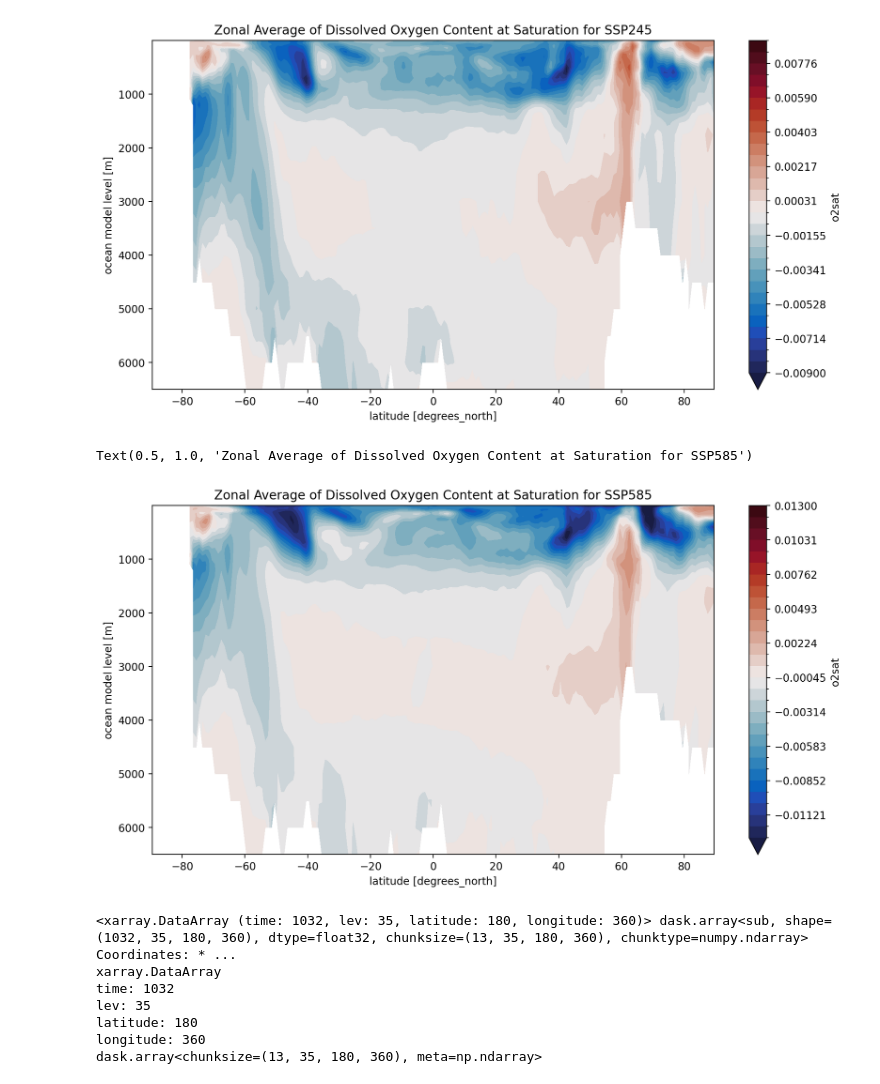
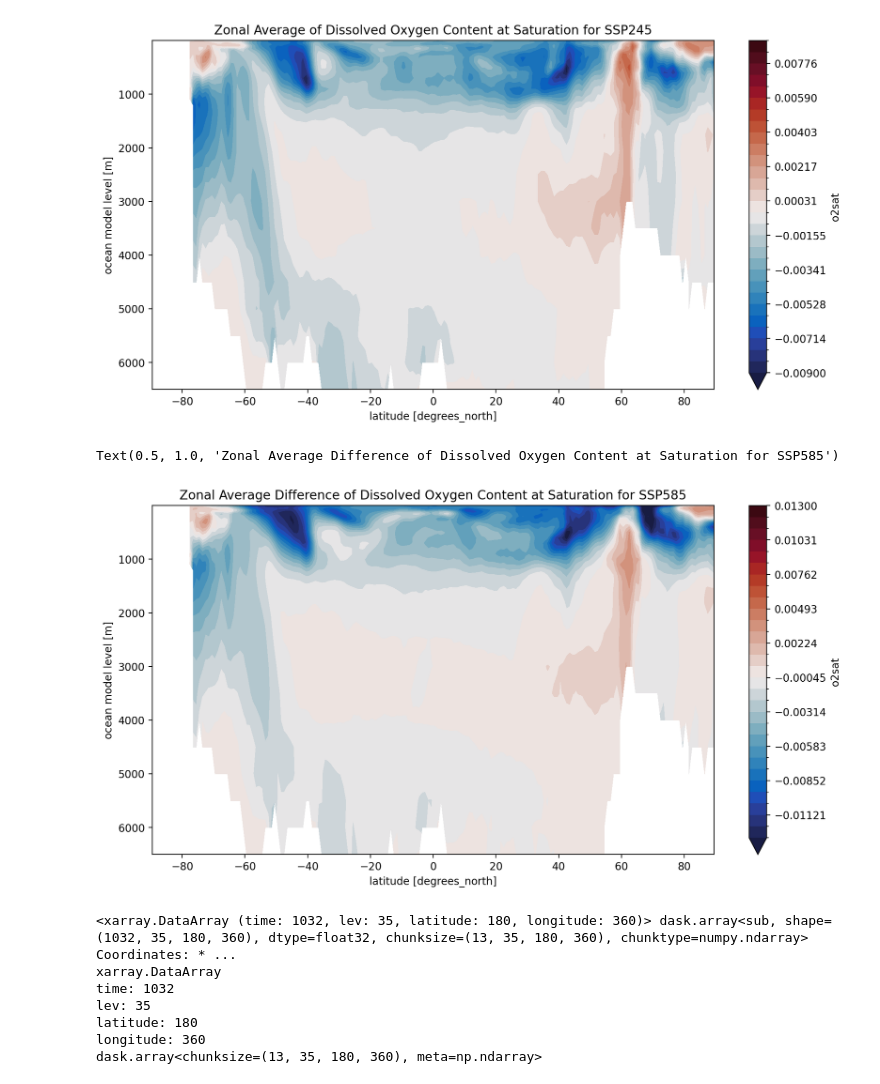
Before and after one commit to EES-3506-5506/Group4_Coomans, a Jupyter notebook: notebooks/File_practice.ipynb, the cells around one changed output. Cells and saved outputs as stored; diff of their text form; code cells hidden in the pictures.

```diff
--- a/notebooks/File_practice.ipynb
+++ b/notebooks/File_practice.ipynb
@@ -268,10 +271,10 @@ Text(0.5, 1.0, 'Zonal Average of Dissolved Oxygen Content at Saturation for SSP2
 # %%
 zd_585_02S= diff_O2sat_SSP585.mean(dim='longitude').plot.contourf(
     cmap=cmocean.cm.balance, yincrease=False,  vmin=-0.013,vmax=0.013,  levels=30)
-plt.title('Zonal Average of Dissolved Oxygen Content at Saturation for SSP585')
+plt.title('Zonal Average Difference of Dissolved Oxygen Content at Saturation for SSP585')
 # %% [output]
-Text(0.5, 1.0, 'Zonal Average of Dissolved Oxygen Content at Saturation for SSP585')
+Text(0.5, 1.0, 'Zonal Average Difference of Dissolved Oxygen Content at Saturation for SSP585')
-[figure, old version]
+[figure, new version]
 # %%
 AOU_SSP585=O2_SSP585-O2_sat_SSP585
 AOU_d585=(AOU_SSP585.sel(time=slice('2081-01-16','2100-12-16')).mean(dim='time'))-(
```
Also changed, not shown: parts of 3 cells of this notebook, 1 other file.
